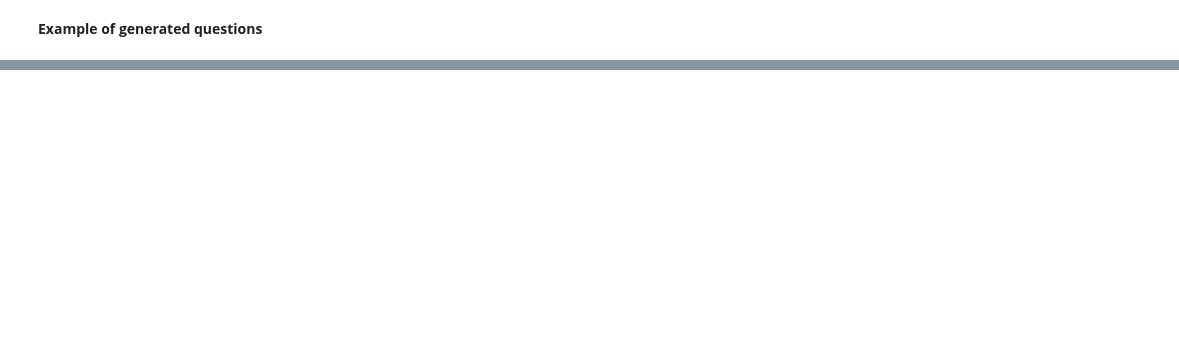
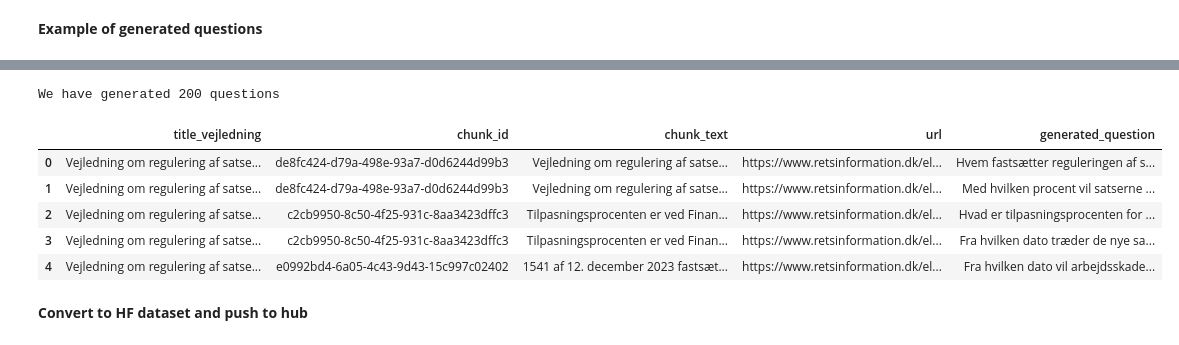
Before and after one commit to jalkestrup/genq_dansk, a Jupyter notebook: 01_qgen.ipynb, the cells around one changed output, grey strips where cells are left out. Drawn from its saved outputs; the diff is of its cells as text; code cells hidden in the pictures; blank space fills up the shorter version.

```diff
--- a/01_qgen.ipynb
+++ b/01_qgen.ipynb
@@ -289,0 +290,11 @@ Satser efter loven reguleres med 2 procent tillagt tilpasningsprocenten for fina
+# %%
+#First duplicate all rows in the dataframe, as we have two questions per chunk
+#Ensure that the duplicate rows follow one another, so that row 1 and 2 are duplicates, row 3 and 4 are duplicates etc.
+# Duplicate each row in the DataFrame
+df_llama_chunks_duplicated = pd.concat([df_llama_chunks[0:100], df_llama_chunks[0:100]]).sort_index(kind='merge')
+
+# If you need to reset the index and do not want the old index to be added as a column
+df_llama_chunks_duplicated.reset_index(drop=True, inplace=True)
+
+# Display the first few rows to verify the duplication and sorting
+df_llama_chunks_duplicated.head()
@@ -289,0 +308,23 @@ Satser efter loven reguleres med 2 procent tillagt tilpasningsprocenten for fina
+# %%
+#Now add a column called generated_question to the dataframe
+#The column should contain the generated questions from the LLM
+#The questions are generated in the same order as the duplicated rows
+
+# Create a list to store the generated questions
+generated_questions = []
+for question_id, question in qa_dataset.queries.items():
+    generated_questions.append(question)
+
+print(f"We have generated {len(generated_questions)} questions")
+
+# Add the generated questions to the dataframe
+df_llama_chunks_duplicated["generated_question"] = generated_questions
+df_llama_chunks_duplicated.head()
+# %% [output]
+We have generated 200 questions
+|  | title_vejledning | chunk_id | chunk_text | url | generated_question |
+| 0 | Vejledning om regulering af satse... | de8fc424-d79a-498e-93a7-d0d6244d99b3 | Vejledning om regulering af satse... | https://www.retsinformation.dk/el... | Hvem fastsætter reguleringen af s... |
+| 1 | Vejledning om regulering af satse... | de8fc424-d79a-498e-93a7-d0d6244d99b3 | Vejledning om regulering af satse... | https://www.retsinformation.dk/el... | Med hvilken procent vil satserne ... |
+| 2 | Vejledning om regulering af satse... | c2cb9950-8c50-4f25-931c-8aa3423dffc3 | Tilpasningsprocenten er ved Finan... | https://www.retsinformation.dk/el... | Hvad er tilpasningsprocenten for ... |
+| 3 | Vejledning om regulering af satse... | c2cb9950-8c50-4f25-931c-8aa3423dffc3 | Tilpasningsprocenten er ved Finan... | https://www.retsinformation.dk/el... | Fra hvilken dato træder de nye sa... |
+| 4 | Vejledning om regulering af satse... | e0992bd4-6a05-4c43-9d43-15c997c02402 | 1541 af 12. december 2023 fastsæt... | https://www.retsinformation.dk/el... | Fra hvilken dato vil arbejdsskade... |
@@ -289,0 +334,2 @@ Satser efter loven reguleres med 2 procent tillagt tilpasningsprocenten for fina
+# %% [markdown]
+**Convert to HF dataset and push to hub**
```
Also changed, not shown: parts of 18 cells of this notebook, 2 other files.
